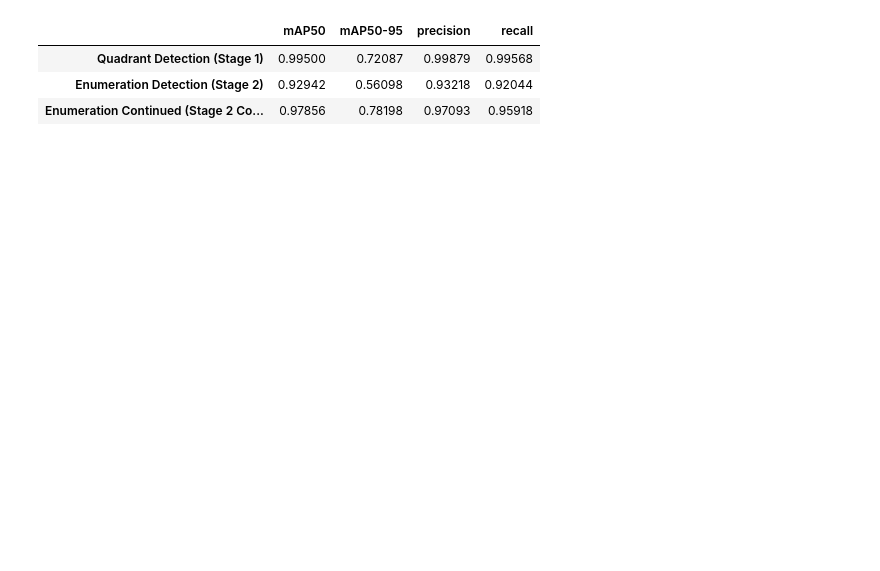
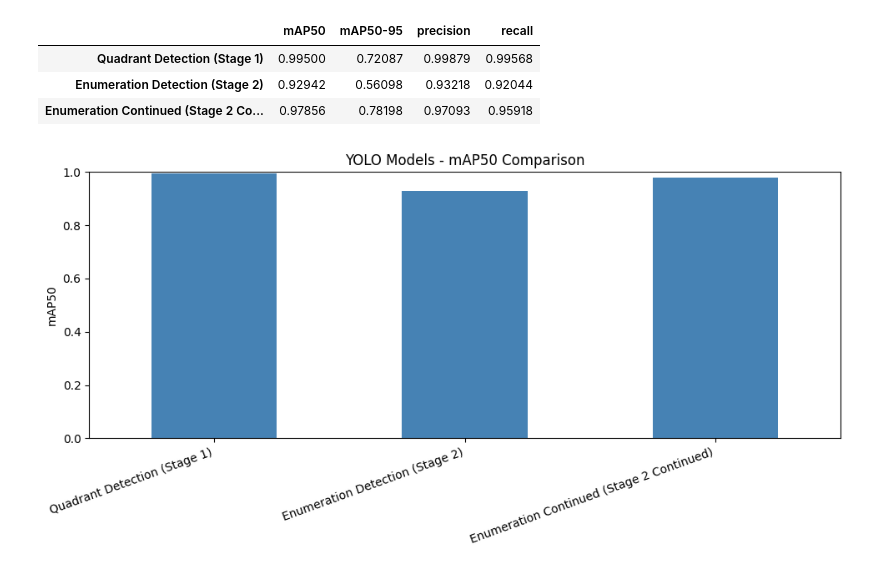
Before and after one commit to abdubakr77/dental-xray-ai, a Jupyter notebook: Notebooks/10_evaluation.ipynb, the cells around one changed output. Saved outputs shown, nothing was run; the diff lists cells and outputs as text; code cells hidden in the pictures; blank space fills up the shorter version.

Commit message:
docs(evaluation): add YOLO model mAP50 comparison plot

```diff
--- a/Notebooks/10_evaluation.ipynb
+++ b/Notebooks/10_evaluation.ipynb
@@ -31,3 +31,15 @@ yolo_summary_df
 | Quadrant Detection (Stage 1) | 0.99500 | 0.72087 | 0.99879 | 0.99568 |
 | Enumeration Detection (Stage 2) | 0.92942 | 0.56098 | 0.93218 | 0.92044 |
 | Enumeration Continued (Stage 2 Co... | 0.97856 | 0.78198 | 0.97093 | 0.95918 |
+# %%
+fig, ax = plt.subplots(figsize=(10, 5))
+yolo_summary_df['mAP50'].plot(kind='bar', ax=ax, color='steelblue')
+ax.set_ylabel('mAP50')
+ax.set_title('YOLO Models - mAP50 Comparison')
+ax.set_ylim(0, 1)
+plt.xticks(rotation=20, ha='right')
+plt.tight_layout()
+plt.savefig('../Runs/yolo_models_comparison.png', dpi=150)
+plt.show()
+# %% [output]
+[figure, added]
```
